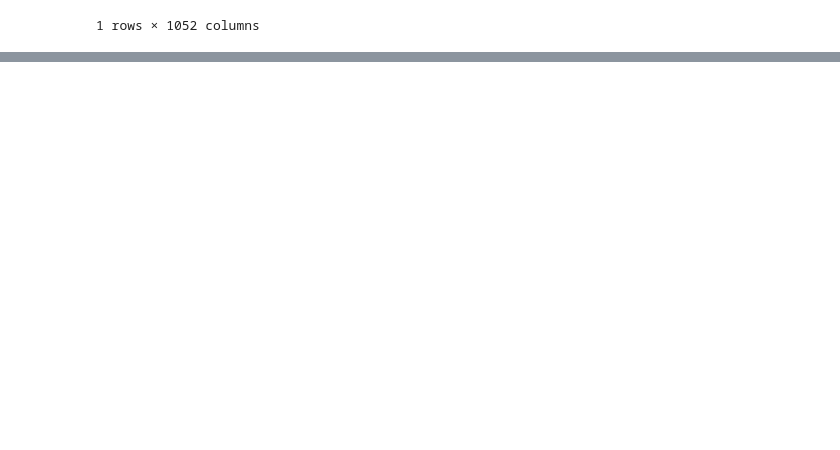
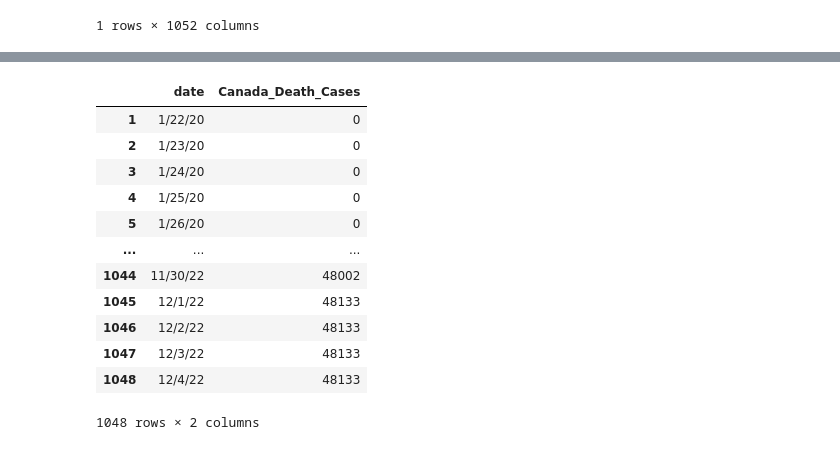
Before and after one commit to AIDA-Saskatchewan-polytechnic/Final_project_by_Naveen-Nilesh, a Jupyter notebook: Source/final_project.ipynb, the cells around one changed output, grey strips where cells are left out. Saved outputs shown, nothing was run; the diff lists cells and outputs as text; code cells hidden in the pictures; blank space fills up the shorter version.

Commit message:
Creating new dataFrame for covid -19 sets

```diff
--- a/Source/final_project.ipynb
+++ b/Source/final_project.ipynb
@@ -337,0 +342,25 @@ dataFrame_US_Confirmed_Cases
+# %%
+#Dropping unused columns Lat and Long and then transposing the table and resetting index.
+dataFrame_canadaDeathCase = dataFrame_Canada_Death_Cases.drop(columns=["Lat","Long"]).transpose().reset_index()
+
+#Renaming the column
+dataFrame_canadaDeathCase.columns = ["date","Canada_Death_Cases"]
+
+#Taking only dates and its value
+dataFrame_canadaDeathCase = dataFrame_canadaDeathCase.iloc[1:-1]
+
+dataFrame_canadaDeathCase
+# %% [output]
+|  | date | Canada_Death_Cases |
+| 1 | 1/22/20 | 0 |
+| 2 | 1/23/20 | 0 |
+| 3 | 1/24/20 | 0 |
+| 4 | 1/25/20 | 0 |
+| 5 | 1/26/20 | 0 |
+| ... | ... | ... |
+| 1044 | 11/30/22 | 48002 |
+| 1045 | 12/1/22 | 48133 |
+| 1046 | 12/2/22 | 48133 |
+| 1047 | 12/3/22 | 48133 |
+| 1048 | 12/4/22 | 48133 |
+1048 rows × 2 columns
```
Also changed, not shown: parts of 4 cells of this notebook.
